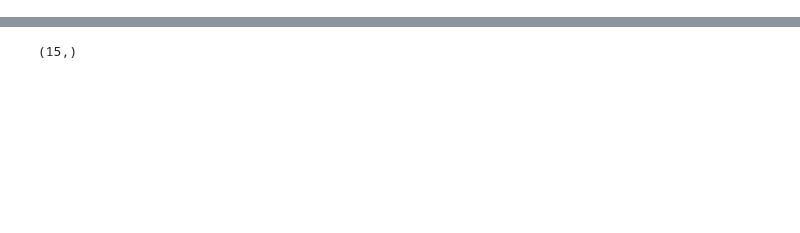
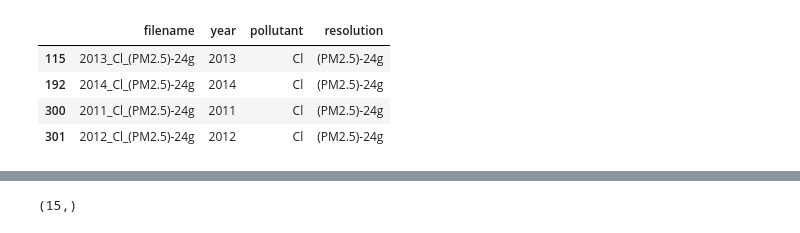
Before and after one commit to QuantumDamage/AQIP, a Jupyter notebook: workspace/EDA.ipynb, the cells around one changed output, grey strips where cells are left out. Cells and saved outputs as stored; diff of their text form; code cells hidden in the pictures; blank space fills up the shorter version.

```diff
--- a/workspace/EDA.ipynb
+++ b/workspace/EDA.ipynb
@@ -15,3 +77,11 @@ AttributeError: 'list' object has no attribute 'split'
+# %%
+dataFiles[dataFiles["resolution"] == "(PM2.5)-24g"]
+# %% [output]
+|  | filename | year | pollutant | resolution |
+| 115 | 2013_Cl_(PM2.5)-24g | 2013 | Cl | (PM2.5)-24g |
+| 192 | 2014_Cl_(PM2.5)-24g | 2014 | Cl | (PM2.5)-24g |
+| 300 | 2011_Cl_(PM2.5)-24g | 2011 | Cl | (PM2.5)-24g |
+| 301 | 2012_Cl_(PM2.5)-24g | 2012 | Cl | (PM2.5)-24g |
 # %%
 dane = pd.read_excel("../input/2000_O3_1g.xlsx", skiprows=[1,2])
 # %%
```
Also changed, not shown: parts of 14 cells of this notebook.
